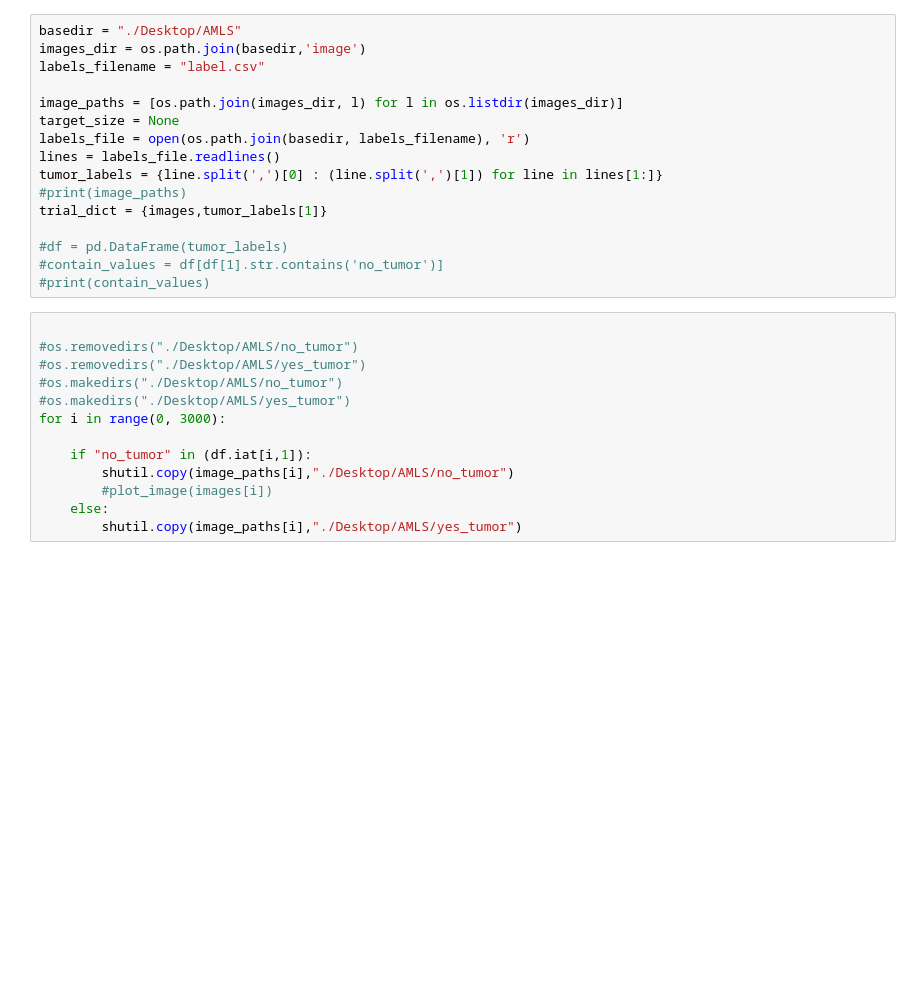
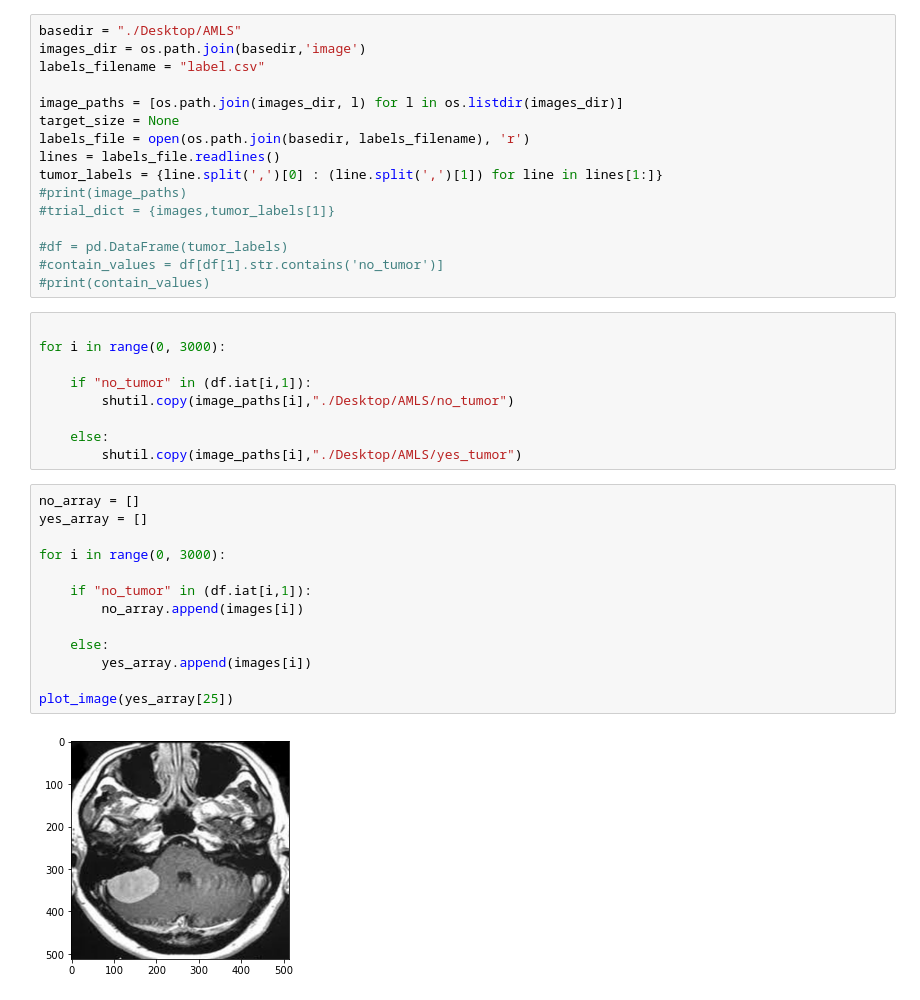
Before and after one commit to caancelik/AMLS-Project, a Jupyter notebook: Project trial.ipynb, the cells around one changed output. Drawn from its saved outputs; the diff is of its cells as text; blank space fills up the shorter version.

```diff
--- a/Project trial.ipynb
+++ b/Project trial.ipynb
@@ -45,21 +47,32 @@ labels_file = open(os.path.join(basedir, labels_filename), 'r')
 lines = labels_file.readlines()
 tumor_labels = {line.split(',')[0] : (line.split(',')[1]) for line in lines[1:]}
 #print(image_paths)
-trial_dict = {images,tumor_labels[1]}
+#trial_dict = {images,tumor_labels[1]}
 
 #df = pd.DataFrame(tumor_labels)
 #contain_values = df[df[1].str.contains('no_tumor')]
 #print(contain_values)
 # %%
 
-#os.removedirs("./Desktop/AMLS/no_tumor")
-#os.removedirs("./Desktop/AMLS/yes_tumor")
-#os.makedirs("./Desktop/AMLS/no_tumor")
-#os.makedirs("./Desktop/AMLS/yes_tumor")
 for i in range(0, 3000):
 
     if "no_tumor" in (df.iat[i,1]):
         shutil.copy(image_paths[i],"./Desktop/AMLS/no_tumor")
-        #plot_image(images[i])
+
     else:
         shutil.copy(image_paths[i],"./Desktop/AMLS/yes_tumor")
+# %%
+no_array = []
+yes_array = []
+
+for i in range(0, 3000):
+
+    if "no_tumor" in (df.iat[i,1]):
+        no_array.append(images[i])
+
+    else:
+        yes_array.append(images[i])
+
+plot_image(yes_array[25])
+# %% [output]
+[figure, added]
```
Also changed, not shown: parts of 9 cells of this notebook.
